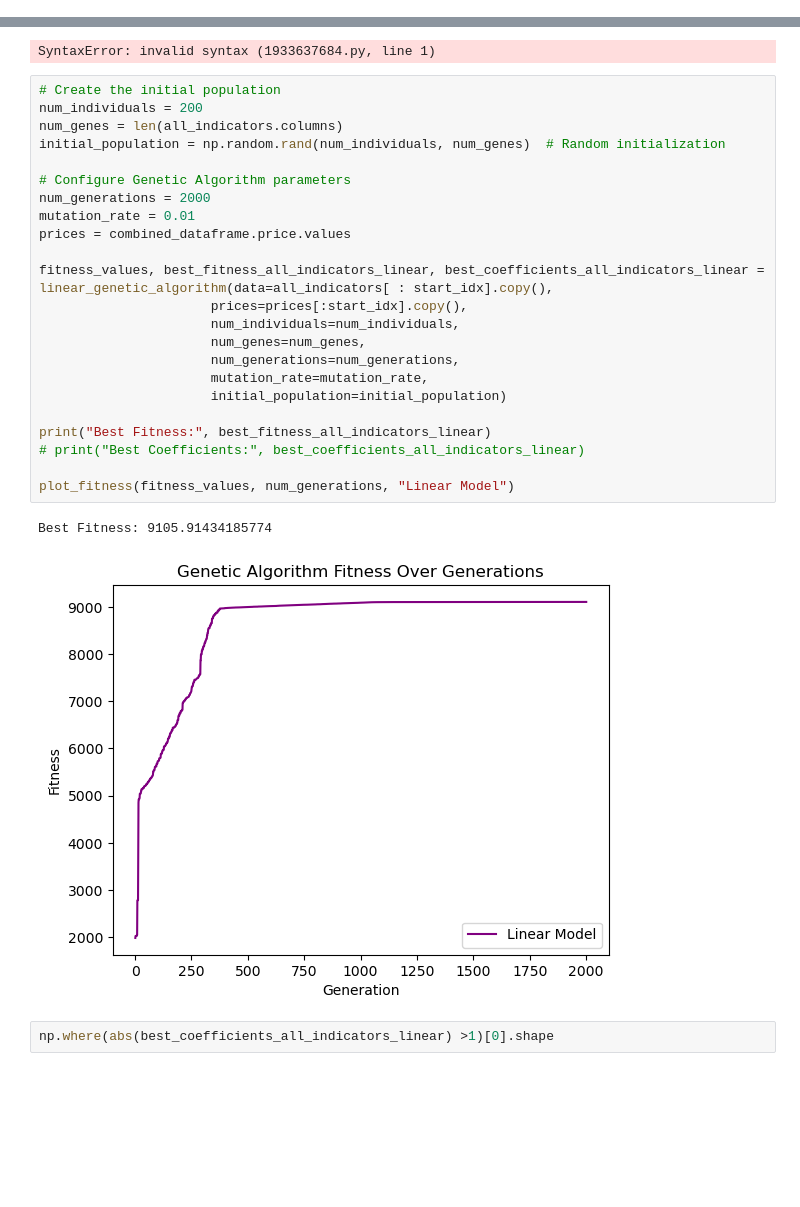
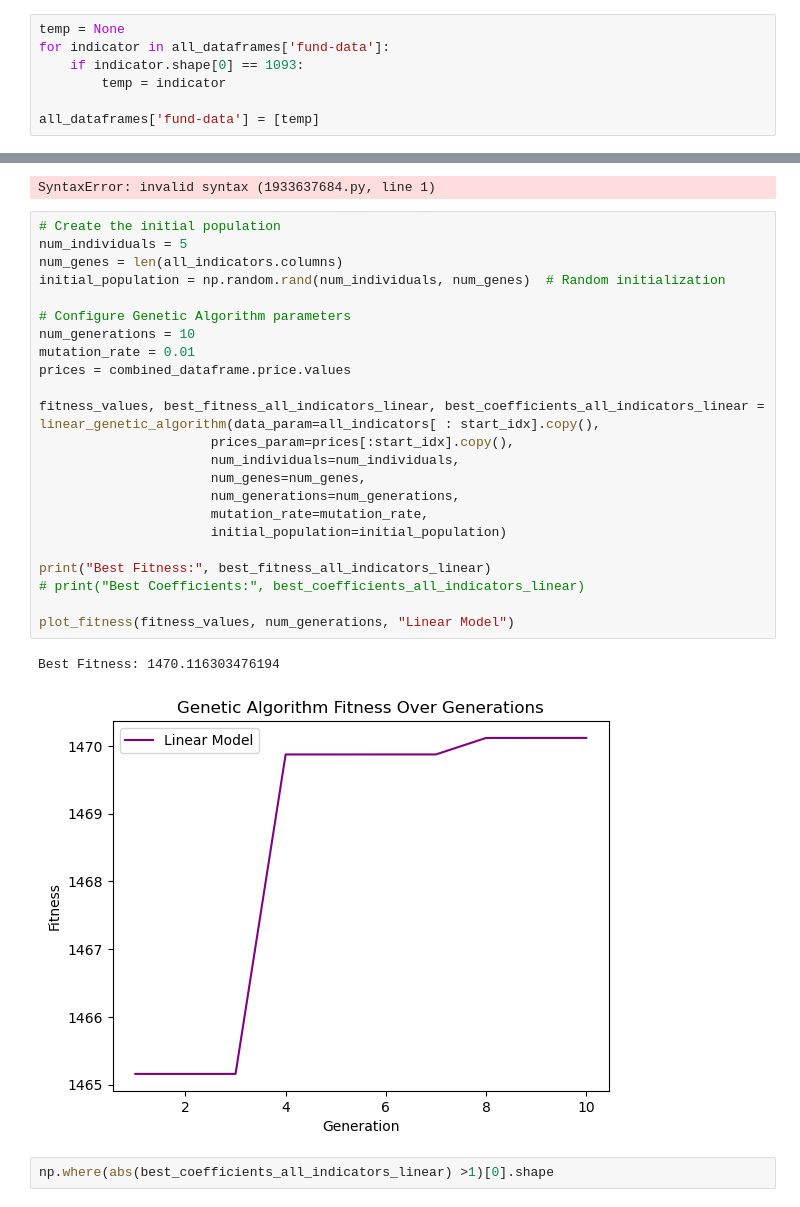
Before and after one commit to afsharino/Undergraduate-Capstone-Project, a Jupyter notebook: src/main.ipynb, the cells around one changed output, grey strips where cells are left out. Drawn from its saved outputs; the diff is of its cells as text; blank space fills up the shorter version.

```diff
--- a/src/main.ipynb
+++ b/src/main.ipynb
@@ -622,3 +620,10 @@ del all_dataframes['fund-data'][:-1]
+# %%
+temp = None
+for indicator in all_dataframes['fund-data']:
+    if indicator.shape[0] == 1093:
+        temp = indicator
+
+all_dataframes['fund-data'] = [temp]
 # %%
 len(all_dataframes['fund-data'])
 # %% [output]
@@ -914,30 +919,30 @@ subplot("Fearandgreed", downtrend_data, sideway_data, uptrend_data)
 SyntaxError: invalid syntax (1933637684.py, line 1)
 # %%
 # Create the initial population
-num_individuals = 200
+num_individuals = 5
 num_genes = len(all_indicators.columns)
 initial_population = np.random.rand(num_individuals, num_genes)  # Random initialization
 
 # Configure Genetic Algorithm parameters
-num_generations = 2000
+num_generations = 10
 mutation_rate = 0.01
 prices = combined_dataframe.price.values
 
-fitness_values, best_fitness_all_indicators_linear, best_coefficients_all_indicators_linear = linear_genetic_algorithm(data=all_indicators[ : start_idx].copy(),
-                      prices=prices[:start_idx].copy(),
+fitness_values, best_fitness_all_indicators_linear, best_coefficients_all_indicators_linear = linear_genetic_algorithm(data_param=all_indicators[ : start_idx].copy(),
+                      prices_param=prices[:start_idx].copy(),
                       num_individuals=num_individuals,
                       num_genes=num_genes,
                       num_generations=num_generations,
                       mutation_rate=mutation_rate,
                       initial_population=initial_population)
 
 print("Best Fitness:", best_fitness_all_indicators_linear)
 # print("Best Coefficients:", best_coefficients_all_indicators_linear)
 
 plot_fitness(fitness_values, num_generations, "Linear Model")
 # %% [output]
-Best Fitness: 9105.91434185774
+Best Fitness: 1470.116303476194
-[figure, old version]
+[figure, new version]
 # %%
 np.where(abs(best_coefficients_all_indicators_linear) >1)[0].shape
 # %% [output]
```
Also changed, not shown: parts of 5 cells of this notebook, 1 other file.
